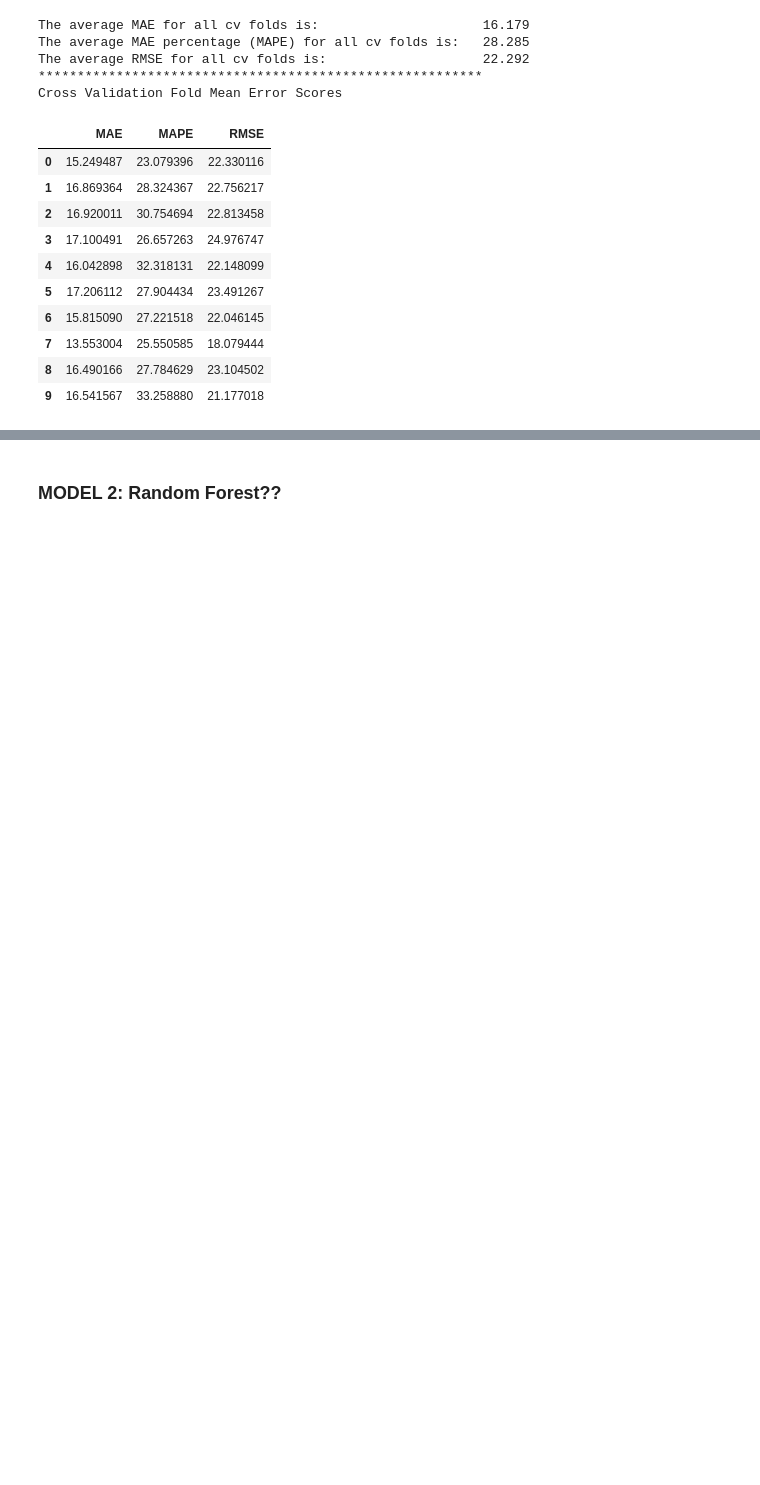
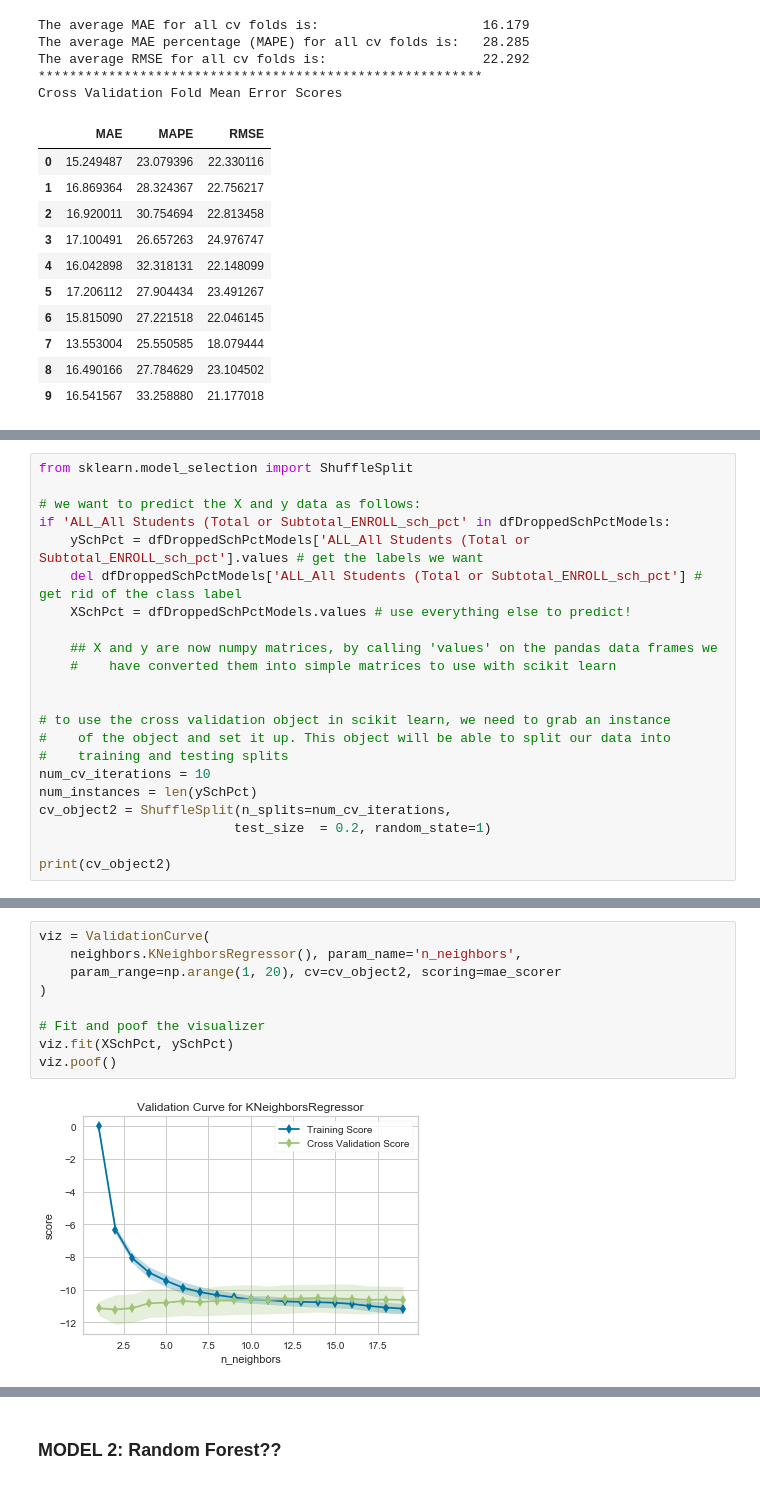
Before and after one commit to crkim13/7331DataMining, a Jupyter notebook: Lab2.ipynb, the cells around one changed output, grey strips where cells are left out. Cells and saved outputs as stored; diff of their text form; blank space fills up the shorter version.

```diff
--- a/Lab2.ipynb
+++ b/Lab2.ipynb
@@ -590,0 +608,22 @@ Cross Validation Fold Mean Error Scores
+# %%
+from sklearn.model_selection import ShuffleSplit
+
+# we want to predict the X and y data as follows:
+if 'ALL_All Students (Total or Subtotal_ENROLL_sch_pct' in dfDroppedSchPctModels:
+    ySchPct = dfDroppedSchPctModels['ALL_All Students (Total or Subtotal_ENROLL_sch_pct'].values # get the labels we want
+    del dfDroppedSchPctModels['ALL_All Students (Total or Subtotal_ENROLL_sch_pct'] # get rid of the class label
+    XSchPct = dfDroppedSchPctModels.values # use everything else to predict!
+
+    ## X and y are now numpy matrices, by calling 'values' on the pandas data frames we
+    #    have converted them into simple matrices to use with scikit learn
+
+
+# to use the cross validation object in scikit learn, we need to grab an instance
+#    of the object and set it up. This object will be able to split our data into
+#    training and testing splits
+num_cv_iterations = 10
+num_instances = len(ySchPct)
+cv_object2 = ShuffleSplit(n_splits=num_cv_iterations,
+                         test_size  = 0.2, random_state=1)
+
+print(cv_object2)
@@ -590,0 +717,11 @@ Cross Validation Fold Mean Error Scores
+# %%
+viz = ValidationCurve(
+    neighbors.KNeighborsRegressor(), param_name='n_neighbors',
+    param_range=np.arange(1, 20), cv=cv_object2, scoring=mae_scorer
+)
+
+# Fit and poof the visualizer
+viz.fit(XSchPct, ySchPct)
+viz.poof()
+# %% [output]
+[figure, added]
```
Also changed, not shown: parts of 16 cells of this notebook.
